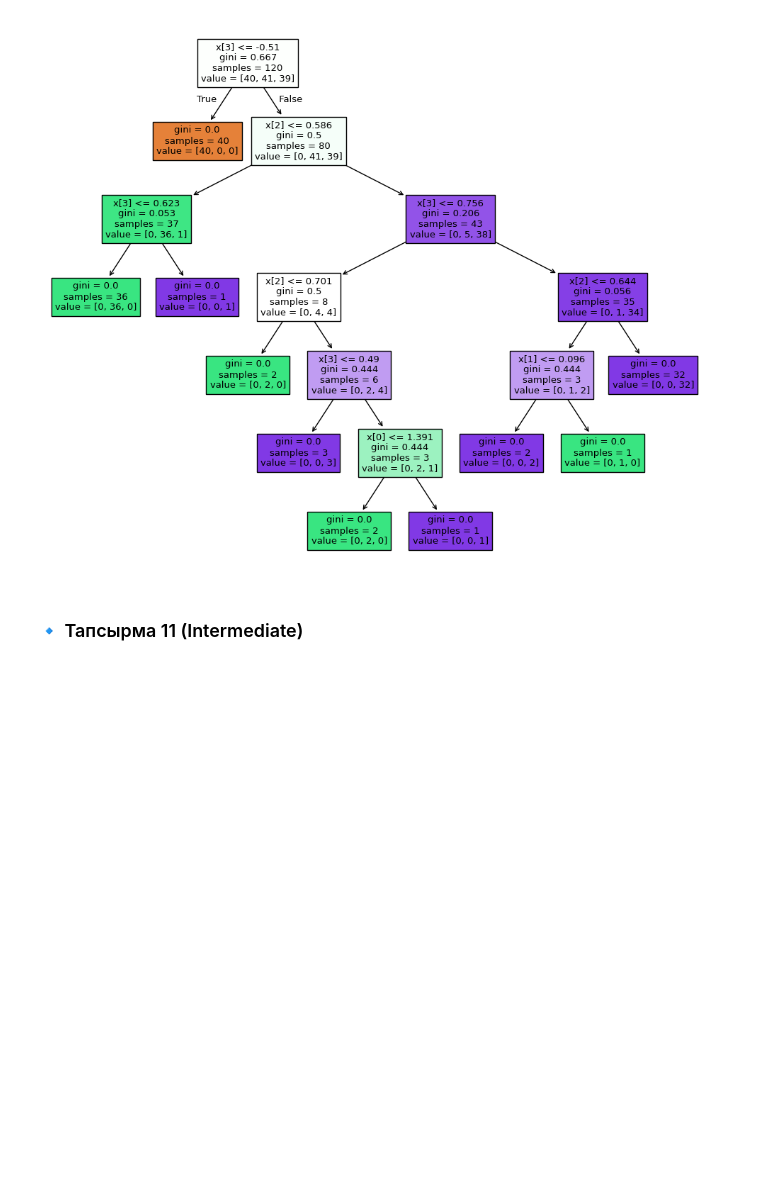
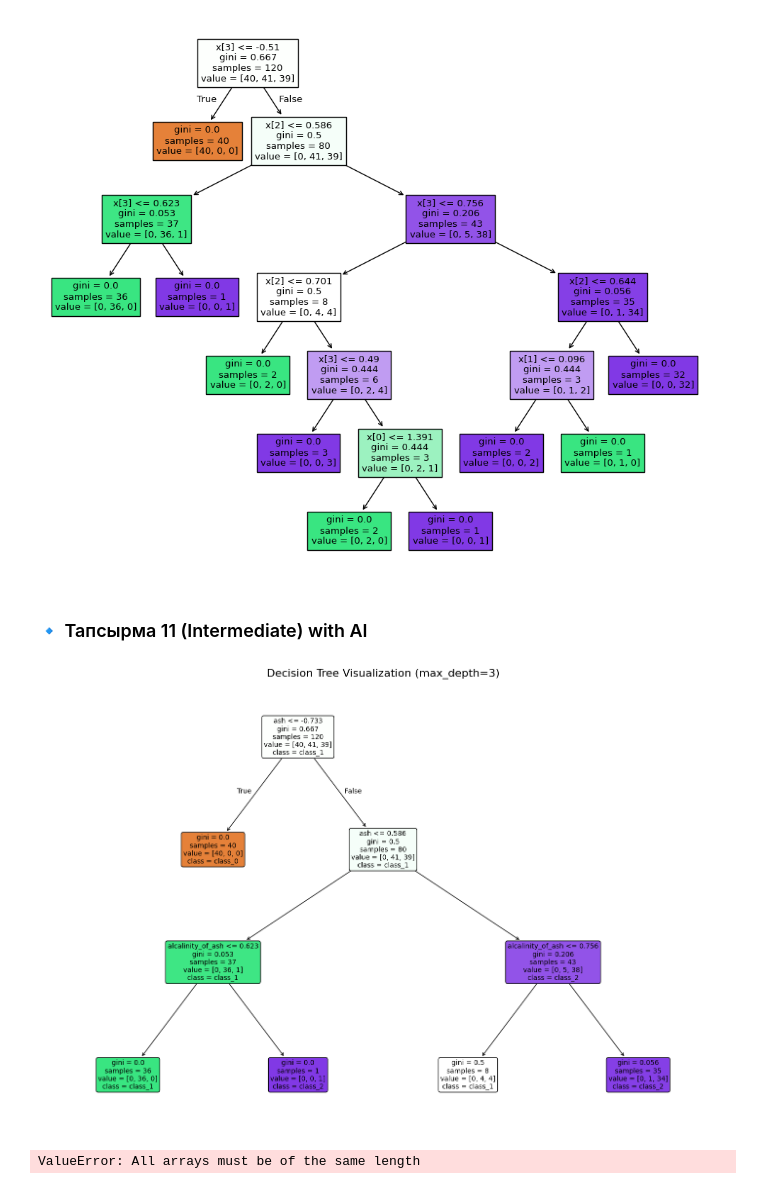
Before and after one commit to ZED-or-ZERO/Notes-on-ML-Courses., a Jupyter notebook: ML Course from ItechResearch/Lecture Tasks/Lecture_9.ipynb, the cells around one changed output. Cells and saved outputs as stored; diff of their text form; code cells hidden in the pictures; blank space fills up the shorter version.

```diff
--- a/ML Course from ItechResearch/Lecture Tasks/Lecture_9.ipynb
+++ b/ML Course from ItechResearch/Lecture Tasks/Lecture_9.ipynb
@@ -473,4 +473,38 @@ Accuracy Train: 1.0
 Accuracy Test: 0.9666666666666667
 [figure]
 # %% [markdown]
-### 🔹 Тапсырма 11 (Intermediate)
+### 🔹 Тапсырма 11 (Intermediate) with AI
+# %%
+clf = DecisionTreeClassifier(max_depth=3, random_state=42)
+clf.fit(X_train_scaler, y_train)
+
+# 3. Визуализация дерева
+plt.figure(figsize=(18, 12))
+plot_tree(clf,
+          feature_names=feature_names,
+          class_names=data.target_names, # Имена классов
+          filled=True,
+          rounded=True,
+          fontsize=10)
+plt.title("Decision Tree Visualization (max_depth=3)", fontsize=16)
+plt.show()
+
+# 4. Определение важности признаков
+# feature_importances_ - это массив, где каждый элемент соответствует важности признака
+importances = clf.feature_importances_
+
+# Создадим DataFrame для удобного просмотра
+feature_importance_df = pd.DataFrame({'feature': feature_names, 'importance': importances})
+
+# Отсортируем по важности
+feature_importance_df = feature_importance_df.sort_values(by='importance', ascending=False)
+
+print("\nВажность признаков:")
+print(feature_importance_df)
+
+# Определение наиболее важной функции
+most_important_feature = feature_importance_df.iloc[0]
+print(f"\nНаиболее важная функция: '{most_important_feature['feature']}' с важностью {most_important_feature['importance']:.4f}")
+# %% [output]
+[figure, added]
+ValueError: All arrays must be of the same length
```
Also changed, not shown: parts of 6 cells of this notebook, 3 other files.
